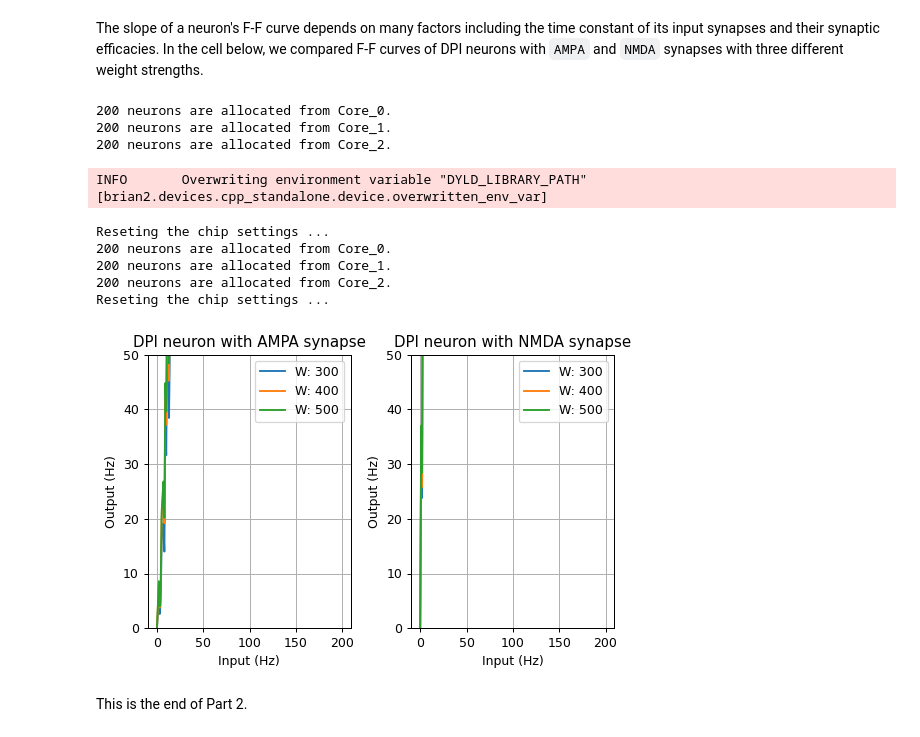
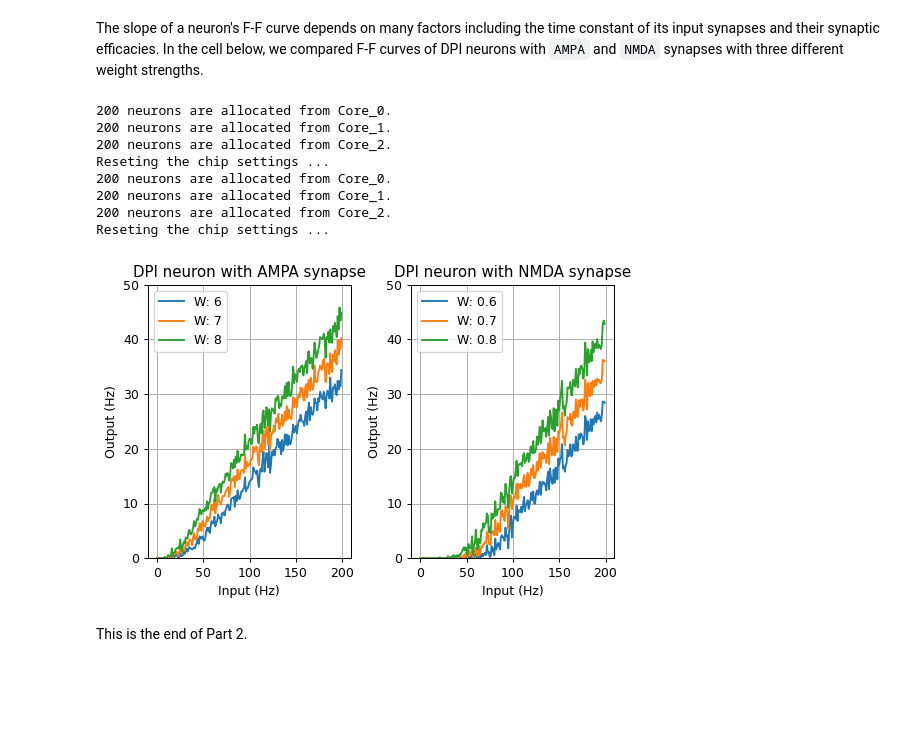
Before and after one commit to YigitDemirag/dynapse-simulator, a Jupyter notebook: part2.ipynb, the cells around one changed output. Saved outputs shown, nothing was run; the diff lists cells and outputs as text; code cells hidden in the pictures; blank space fills up the shorter version.

```diff
--- a/part2.ipynb
+++ b/part2.ipynb
@@ -58,7 +58,7 @@ DPI_synapse = chip.add_connection(input_spike_generator, DPI_neuron, synapse_typ
 
 # One-to-one (j=i) mapping, instead of all-to-all connection
 chip.connect(DPI_synapse, j='i')
-DPI_synapse.weight = 300
+DPI_synapse.weight = 0.7
 
 # Monitors
 mon_neuron_input  = SpikeMonitor(input_spike_generator, name='mon_neuron_input')
@@ -108,9 +108,9 @@ There are a few things to notice in the figure above.
 The slope of a neuron's F-F curve depends on many factors including the time constant of its input synapses and their synaptic efficacies. In the cell below, we compared F-F curves of DPI neurons with `AMPA` and `NMDA` synapses with three different weight strengths.
 # %%
 syn_type_list   = ['AMPA', 'NMDA']
-syn_weight_list = [300, 400, 500]
+syn_weight_list = [[6, 7, 8], [0.6, 0.7, 0.8]]
+spike_counts = np.zeros((6,200))
 
-spike_counts = np.zeros((6,200))
 for ix, synapse_type in enumerate(syn_type_list):
     # Reinitialize the device
     device.reinit()
@@ -122,7 +122,7 @@ for ix, synapse_type in enumerate(syn_type_list):
     chip = DynapSE(network)
 
     # New input generator
-    rates3 = np.tile(np.linspace(freq_start, freq_stop, freq_stop-freq_start), (5*1000, 1)) # shape: (inp_duration*1000, 256)
+    rates3 = np.tile(np.linspace(freq_start, freq_stop, freq_stop-freq_start), (inp_duration*1000, 1)) # shape: (inp_duration*1000, 256)
     spike_timing = TimedArray(rates3 * Hz , dt=1 * us)
     input_spike_generator = PoissonGroup(freq_stop-freq_start, "spike_timing(t,i)")
 
@@ -130,21 +130,21 @@ for ix, synapse_type in enumerate(syn_type_list):
     neurons_0  =  chip.get_neurons(freq_stop-freq_start, 'Core_0')
     synapses_0 =  chip.add_connection(input_spike_generator, neurons_0, synapse_type=synapse_type)
     chip.connect(synapses_0, j='i')
-    synapses_0.weight = syn_weight_list[0]
+    synapses_0.weight = syn_weight_list[ix][0]
     mon_neuron_output_0 = SpikeMonitor(neurons_0, name='mon_neuron_output_0')
 
     # 200 neurons from Core 1
     neurons_1  =  chip.get_neurons(freq_stop-freq_start, 'Core_1')
     synapses_1 =  chip.add_connection(input_spike_generator, neurons_1, synapse_type=synapse_type)
     chip.connect(synapses_1, j='i')
-    synapses_1.weight = syn_weight_list[1]
+    synapses_1.weight = syn_weight_list[ix][1]
     mon_neuron_output_1 = SpikeMonitor(neurons_1, name='mon_neuron_output_1')
 
     # 200 neurons from Core 2
     neurons_2  =  chip.get_neurons(freq_stop-freq_start, 'Core_2')
     synapses_2 =  chip.add_connection(input_spike_generator, neurons_2, synapse_type=synapse_type)
     chip.connect(synapses_2, j='i')
-    synapses_2.weight = syn_weight_list[2]
+    synapses_2.weight = syn_weight_list[ix][2]
     mon_neuron_output_2 = SpikeMonitor(neurons_2, name='mon_neuron_output_2')
 
     # Monitors
@@ -162,26 +162,25 @@ for ix, synapse_type in enumerate(syn_type_list):
 200 neurons are allocated from Core_0.
 200 neurons are allocated from Core_1.
 200 neurons are allocated from Core_2.
+Reseting the chip settings ...
+200 neurons are allocated from Core_0.
+200 neurons are allocated from Core_1.
+200 neurons are allocated from Core_2.
+Reseting the chip settings ...
-INFO       Overwriting environment variable "DYLD_LIBRARY_PATH" [brian2.devices.cpp_standalone.device.overwritten_env_var]
-Reseting the chip settings ...
-200 neurons are allocated from Core_0.
-200 neurons are allocated from Core_1.
-200 neurons are allocated from Core_2.
-Reseting the chip settings ...
 # %%
 # Plot the results
 for i in range(2):
     plt.subplot(120+i+1)
     plt.title(f'DPI neuron with {syn_type_list[i]} synapse')
     for j in range(3):
-        plt.plot(spike_counts[3*i+j], label=f'W: {syn_weight_list[j]}')
+        plt.plot(spike_counts[3*i+j], label=f'W: {syn_weight_list[i][j]}')
         plt.xlabel('Input (Hz)')
         plt.ylabel('Output (Hz)')
         plt.ylim([0,50])
         plt.legend()
         plt.grid()
 plt.tight_layout()
 # %% [output]
-[figure, old version]
+[figure, new version]
 # %% [markdown]
 This is the end of Part 2.
```
Also changed, not shown: parts of 1 cell of this notebook, 6 other files.
